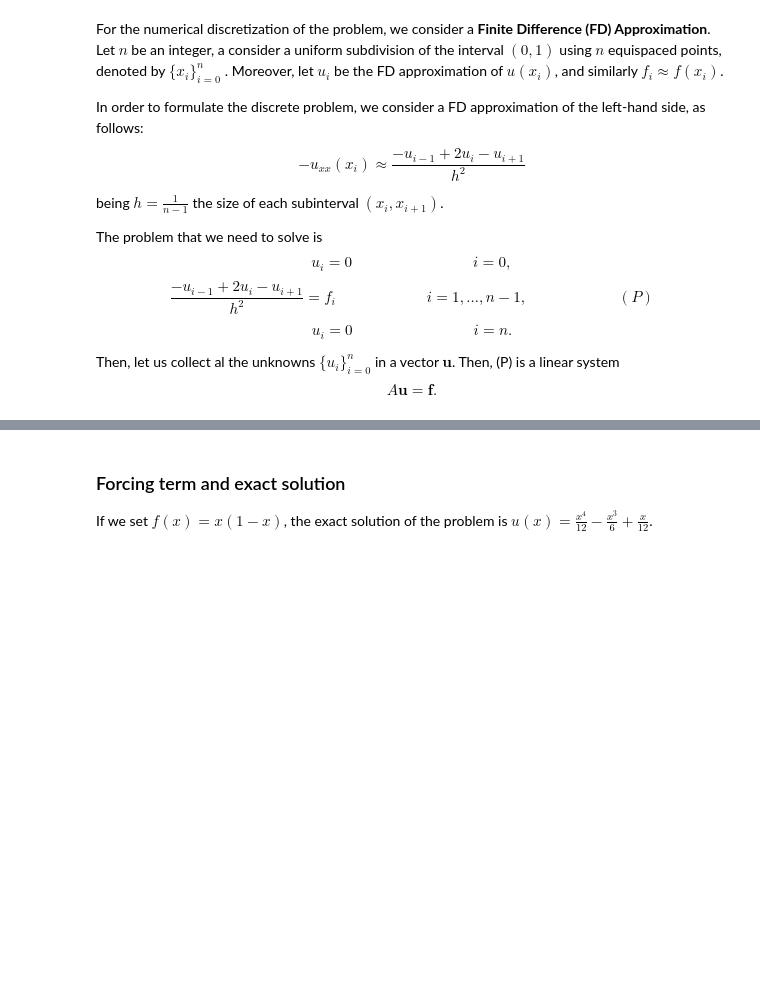
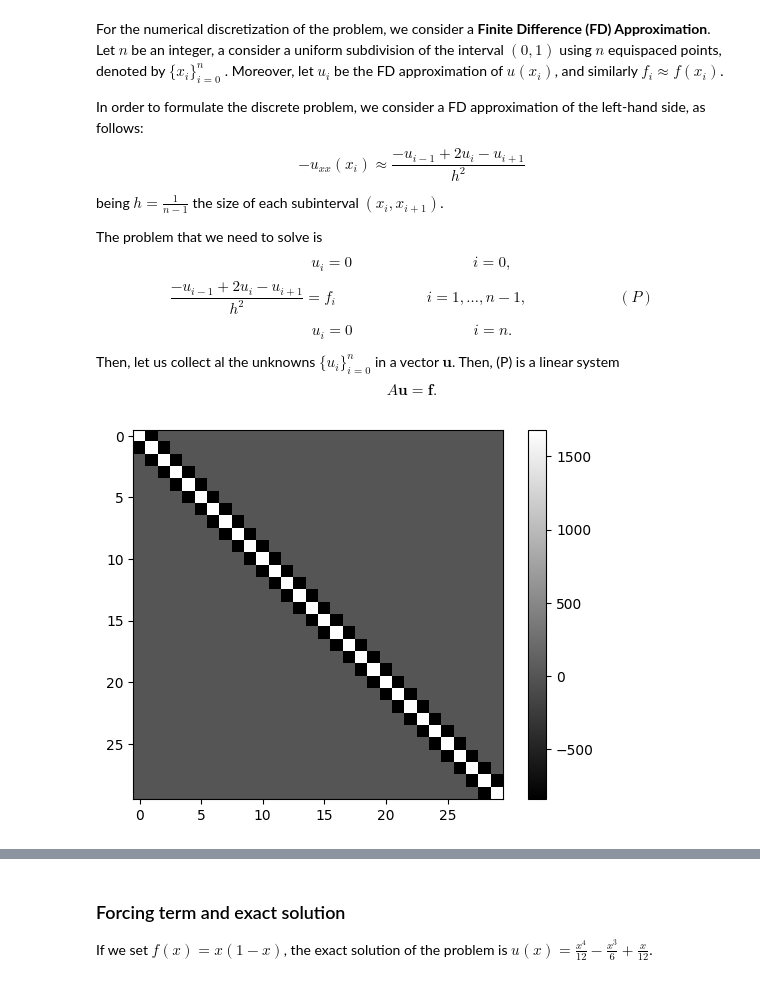
Before and after one commit to Cociancich/numerical_analysis_2025-2026, a Jupyter notebook: exercise_sessions/Direct_methods_for_linear_systems.ipynb, the cells around one changed output, grey strips where cells are left out. Saved outputs shown, nothing was run; the diff lists cells and outputs as text; code cells hidden in the pictures; blank space fills up the shorter version.

```diff
--- a/exercise_sessions/Direct_methods_for_linear_systems.ipynb
+++ b/exercise_sessions/Direct_methods_for_linear_systems.ipynb
@@ -233,19 +264,22 @@ $$
 # %%
 n = 30
 h = 1/(n-1)
 
 x = np.linspace(0, 1, n)
 
 # define matrix A
 a = - np.ones((n-1))
 b = 2 * np.ones((n))
 A = (1/h**2)*(np.diag(a, -1) + np.diag(b) + np.diag(a, 1))
-
+plt.imshow(A, cmap='gray')
+plt.colorbar()
 # modify A to impose boundary conditions
 A[0, :] = 0
 A[:, 0] = 0
 A[0, 0] = 1
 
 A[-1, :] = 0
 A[:, -1] = 0
 A[-1, -1] = 1
+# %% [output]
+[figure, added]
```
Also changed, not shown: parts of 15 cells of this notebook.
